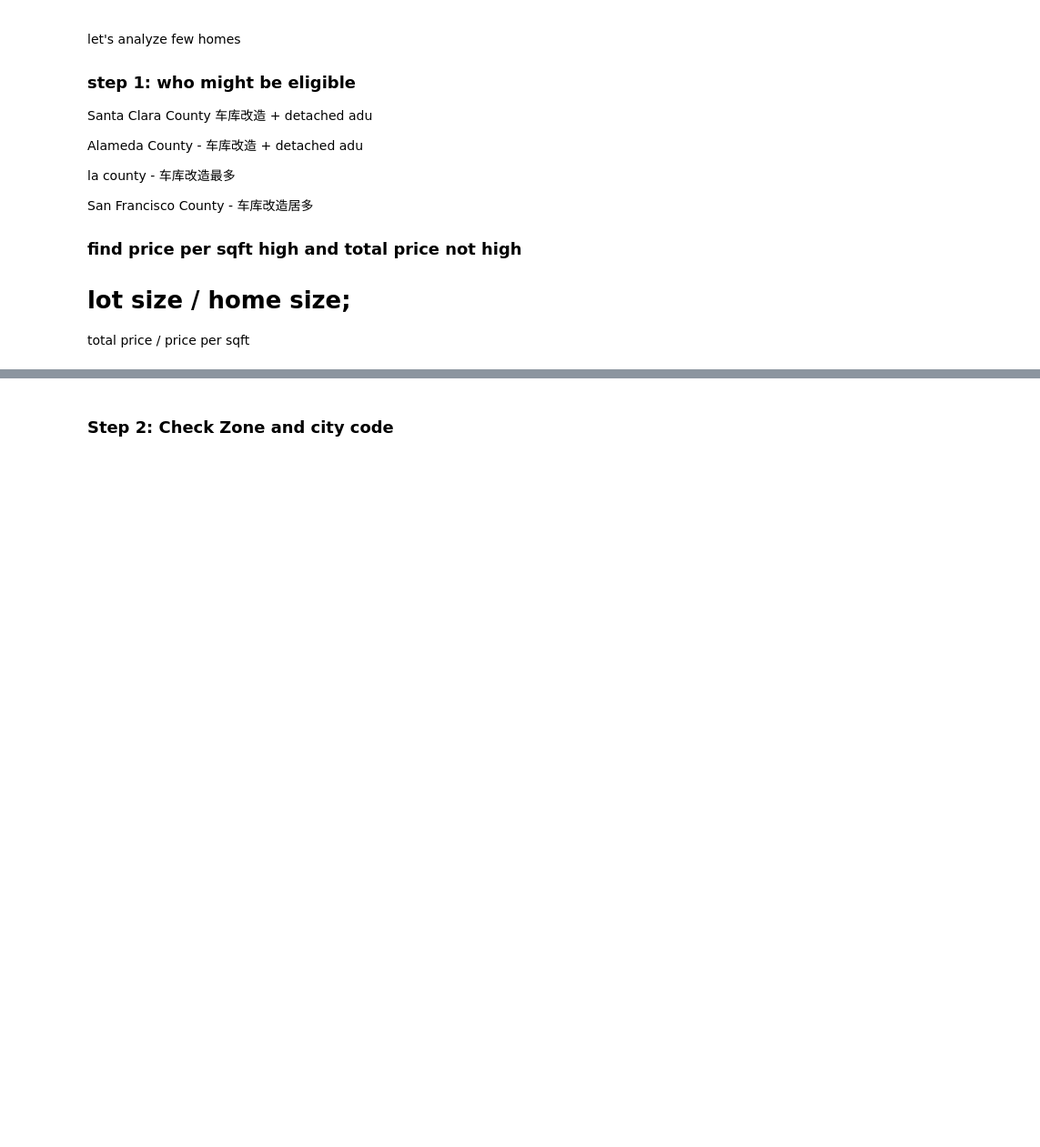
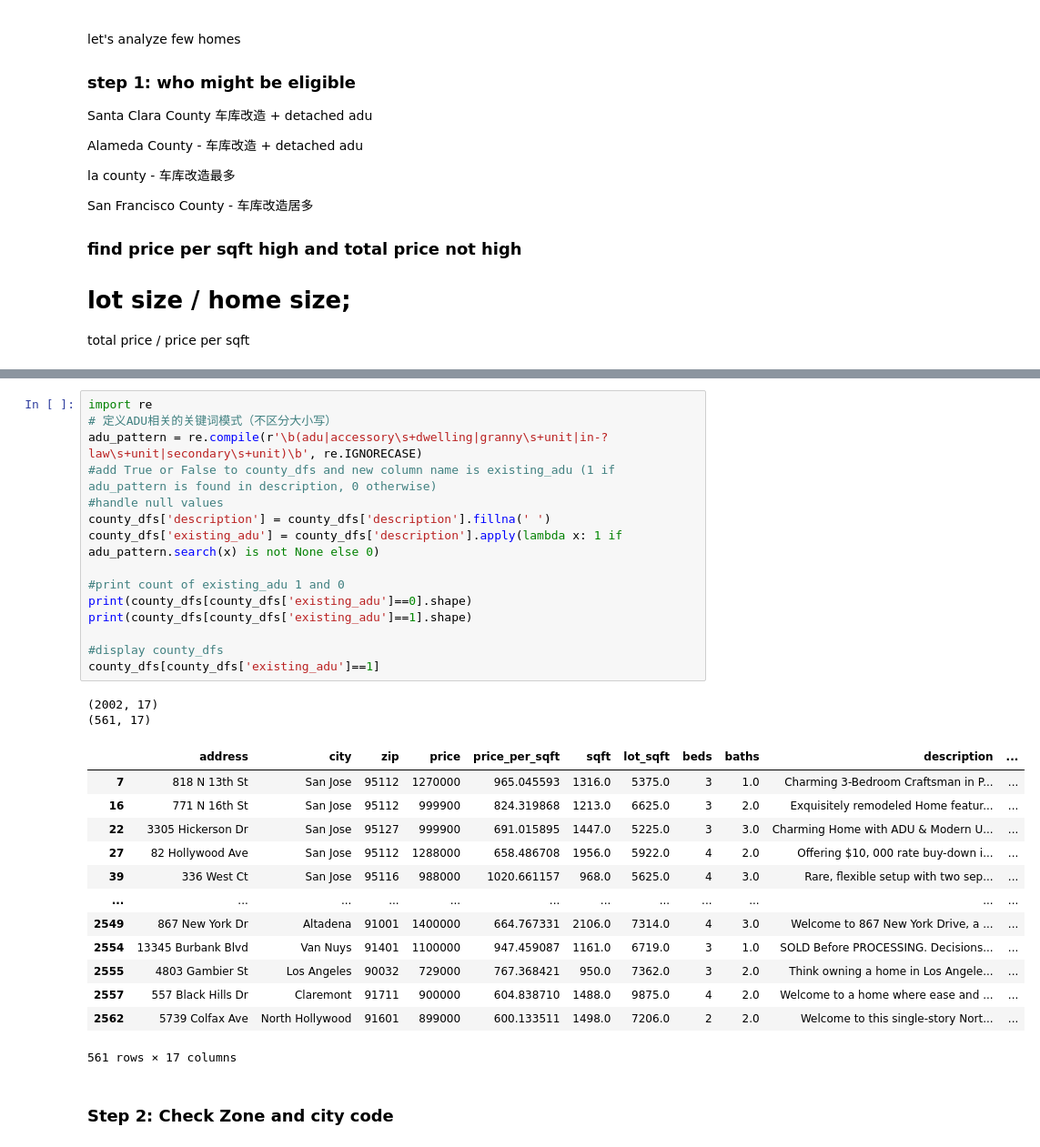
Before and after one commit to ilovemyapps/realestatepal, a Jupyter notebook: backend_services/data-prep-process/agentic-demo.ipynb, the cells around one changed output, grey strips where cells are left out. Shown at 91% size. Cells and saved outputs as stored; diff of their text form; blank space fills up the shorter version.

```diff
--- a/backend_services/data-prep-process/agentic-demo.ipynb
+++ b/backend_services/data-prep-process/agentic-demo.ipynb
@@ -134,2 +185,33 @@ county_dfs.head(10)
+# %%
+import re
+# 定义ADU相关的关键词模式（不区分大小写）
+adu_pattern = re.compile(r'\b(adu|accessory\s+dwelling|granny\s+unit|in-?law\s+unit|secondary\s+unit)\b', re.IGNORECASE)
+#add True or False to county_dfs and new column name is existing_adu (1 if adu_pattern is found in description, 0 otherwise)
+#handle null values
+county_dfs['description'] = county_dfs['description'].fillna(' ')
+county_dfs['existing_adu'] = county_dfs['description'].apply(lambda x: 1 if adu_pattern.search(x) is not None else 0)
+
+#print count of existing_adu 1 and 0
+print(county_dfs[county_dfs['existing_adu']==0].shape)
+print(county_dfs[county_dfs['existing_adu']==1].shape)
+
+#display county_dfs
+county_dfs[county_dfs['existing_adu']==1]
+# %% [output]
+(2002, 17)
+(561, 17)
+|  | address | city | zip | price | price_per_sqft | sqft | lot_sqft | beds | baths | description | ... |
+| 7 | 818 N 13th St | San Jose | 95112 | 1270000 | 965.045593 | 1316.0 | 5375.0 | 3 | 1.0 | Charming 3-Bedroom Craftsman in P... | ... |
+| 16 | 771 N 16th St | San Jose | 95112 | 999900 | 824.319868 | 1213.0 | 6625.0 | 3 | 2.0 | Exquisitely remodeled Home featur... | ... |
+| 22 | 3305 Hickerson Dr | San Jose | 95127 | 999900 | 691.015895 | 1447.0 | 5225.0 | 3 | 3.0 | Charming Home with ADU & Modern U... | ... |
+| 27 | 82 Hollywood Ave | San Jose | 95112 | 1288000 | 658.486708 | 1956.0 | 5922.0 | 4 | 2.0 | Offering $10, 000 rate buy-down i... | ... |
+| 39 | 336 West Ct | San Jose | 95116 | 988000 | 1020.661157 | 968.0 | 5625.0 | 4 | 3.0 | Rare, flexible setup with two sep... | ... |
+| ... | ... | ... | ... | ... | ... | ... | ... | ... | ... | ... | ... |
+| 2549 | 867 New York Dr | Altadena | 91001 | 1400000 | 664.767331 | 2106.0 | 7314.0 | 4 | 3.0 | Welcome to 867 New York Drive, a ... | ... |
+| 2554 | 13345 Burbank Blvd | Van Nuys | 91401 | 1100000 | 947.459087 | 1161.0 | 6719.0 | 3 | 1.0 | SOLD Before PROCESSING. Decisions... | ... |
+| 2555 | 4803 Gambier St | Los Angeles | 90032 | 729000 | 767.368421 | 950.0 | 7362.0 | 3 | 2.0 | Think owning a home in Los Angele... | ... |
+| 2557 | 557 Black Hills Dr | Claremont | 91711 | 900000 | 604.838710 | 1488.0 | 9875.0 | 4 | 2.0 | Welcome to a home where ease and ... | ... |
+| 2562 | 5739 Colfax Ave | North Hollywood | 91601 | 899000 | 600.133511 | 1498.0 | 7206.0 | 2 | 2.0 | Welcome to this single-story Nort... | ... |
+561 rows × 17 columns
 # %% [markdown]
 ### Step 2: Check Zone and city code
```
Also changed, not shown: parts of 6 cells of this notebook, 7 other files.
